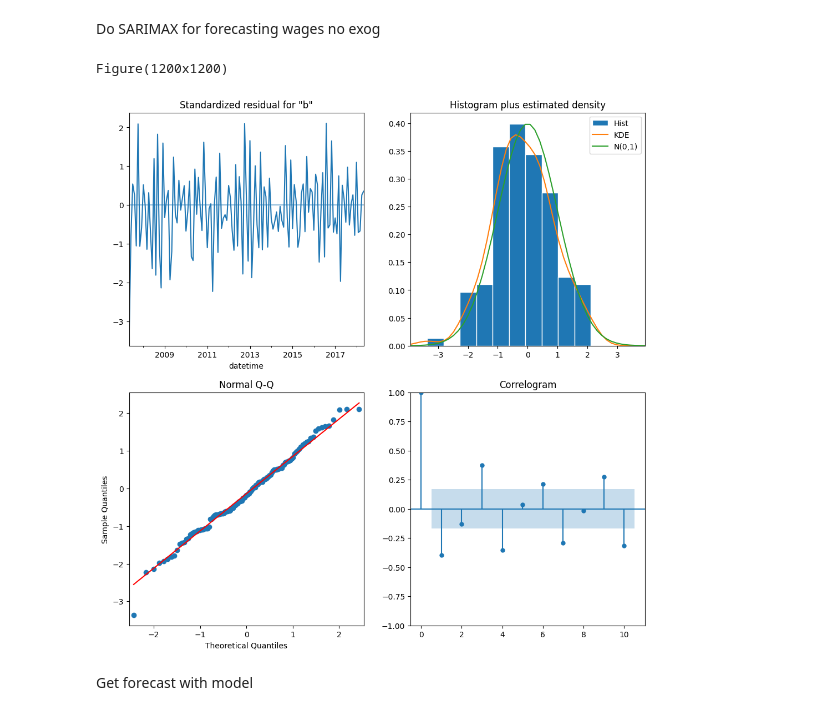
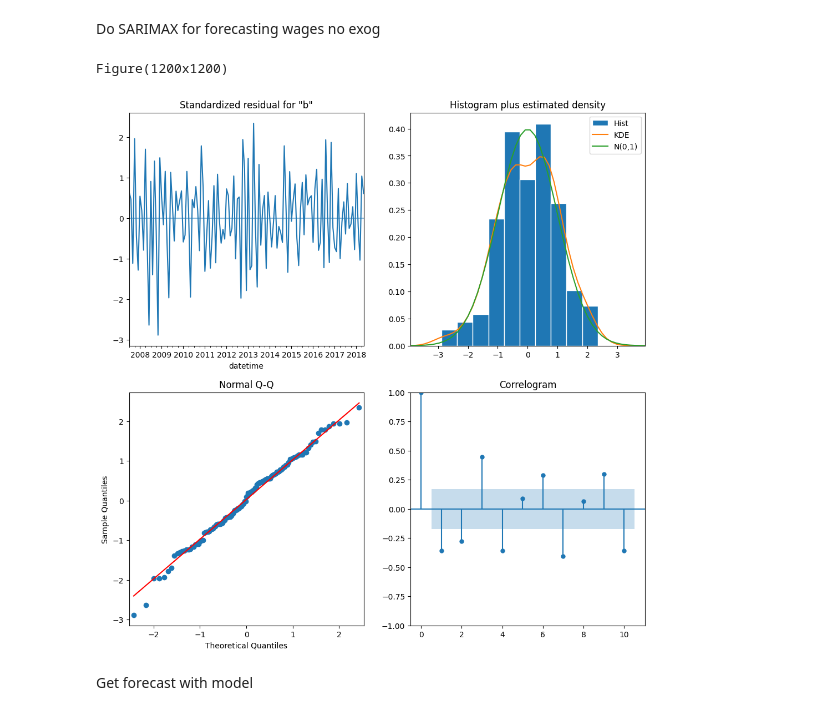
Before and after one commit to SAT-Enjoyers/citadel-datathon, a Jupyter notebook: eda/sarimax_hourly_wage_opposite.ipynb, the cells around one changed output. Cells and saved outputs as stored; diff of their text form; code cells hidden in the pictures.

```diff
--- a/eda/sarimax_hourly_wage_opposite.ipynb
+++ b/eda/sarimax_hourly_wage_opposite.ipynb
@@ -214,7 +214,7 @@ Split train test data
 MAIN_MEAT = 'beef'
 diff_wage = df_subject2.copy()
 diff_wage = diff_wage[['datetime', SUBJECT2]]
-diff_wage[SUBJECT2] = diff_wage[SUBJECT2].diff()
+diff_wage[SUBJECT2] = diff_wage[SUBJECT2].diff().diff()
 diff_wage.dropna(inplace=True)
 merged_df = df_subject1.merge(diff_wage, on='datetime', how='inner')
 diff_wage
@@ -317,18 +317,18 @@ def mae(mean, endog):
 Do SARIMAX for forecasting wages no exog
 # %%
 ordp, ordq, seap, seasd, seasq, method = (1, 1, 1, 1, 1, 'powell')
-ordd = 1
+ordd = 2
 s = 12
 
 # Model without meat
 base_model = forecast_sarimax(endog=y, exog=None, ordp=ordp,
                               ordq=ordq, ordd=ordd,
                               seasp=seap, seasd=seasd,
                               seasq=seasq, s=s, method=method)
 print(base_model.plot_diagnostics(figsize=(12, 12)))
 # %% [output]
 Figure(1200x1200)
-[figure, old version]
+[figure, new version]
 # %% [markdown]
 Get forecast with model
 # %%
```
Also changed, not shown: parts of 13 cells of this notebook.
